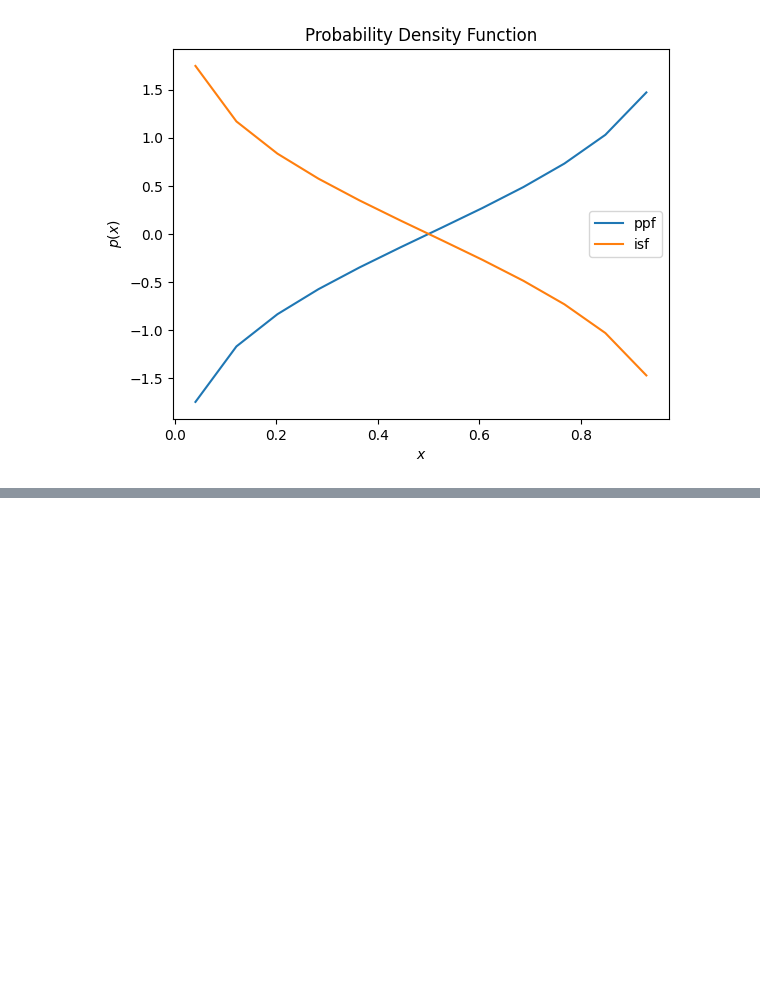
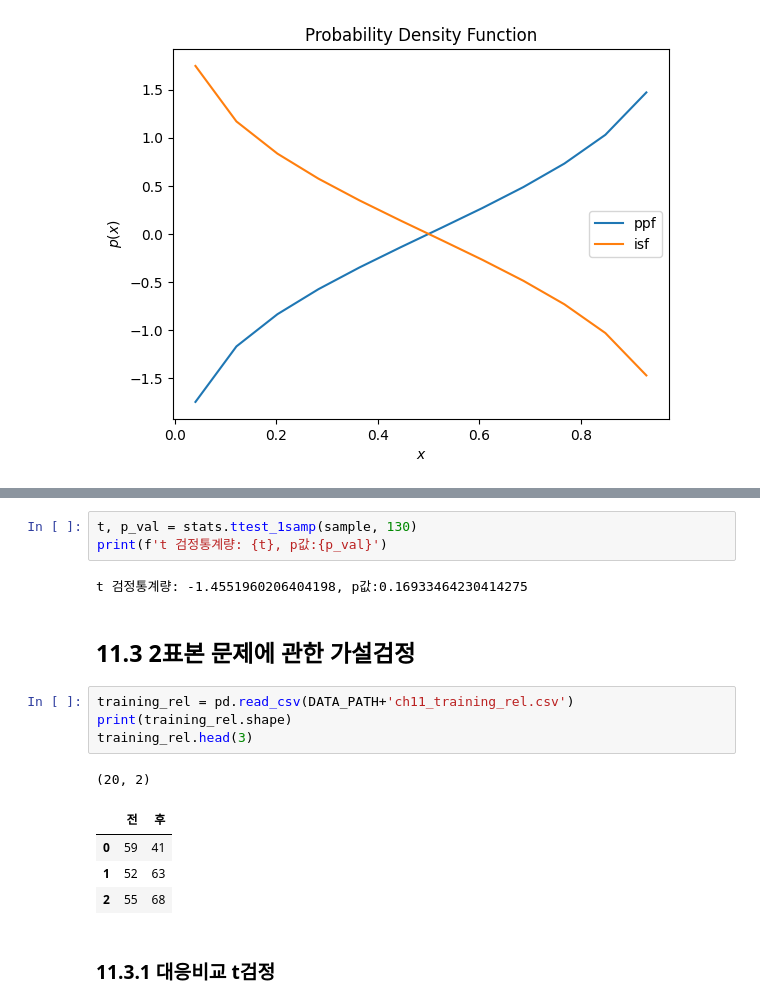
Before and after one commit to johyunkang/python_stat, a Jupyter notebook: chapter11_1.ipynb, the cells around one changed output, grey strips where cells are left out. Saved outputs shown, nothing was run; the diff lists cells and outputs as text; blank space fills up the shorter version.

Commit message:
1표본, 2표본 가설검정

```diff
--- a/chapter11_1.ipynb
+++ b/chapter11_1.ipynb
@@ -101,0 +106,19 @@ plt.show()
+# %%
+t, p_val = stats.ttest_1samp(sample, 130)
+print(f't 검정통계량: {t}, p값:{p_val}')
+# %% [output]
+t 검정통계량: -1.4551960206404198, p값:0.16933464230414275
+# %% [markdown]
+## 11.3 2표본 문제에 관한 가설검정
+# %%
+training_rel = pd.read_csv(DATA_PATH+'ch11_training_rel.csv')
+print(training_rel.shape)
+training_rel.head(3)
+# %% [output]
+(20, 2)
+|  | 전 | 후 |
+| 0 | 59 | 41 |
+| 1 | 52 | 63 |
+| 2 | 55 | 68 |
+# %% [markdown]
+### 11.3.1 대응비교 t검정
```
Also changed, not shown: parts of 13 cells of this notebook.
